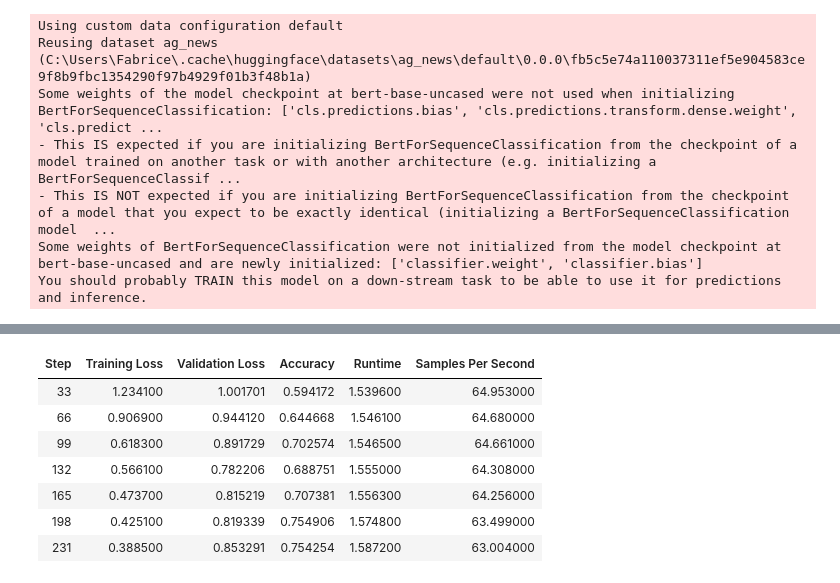
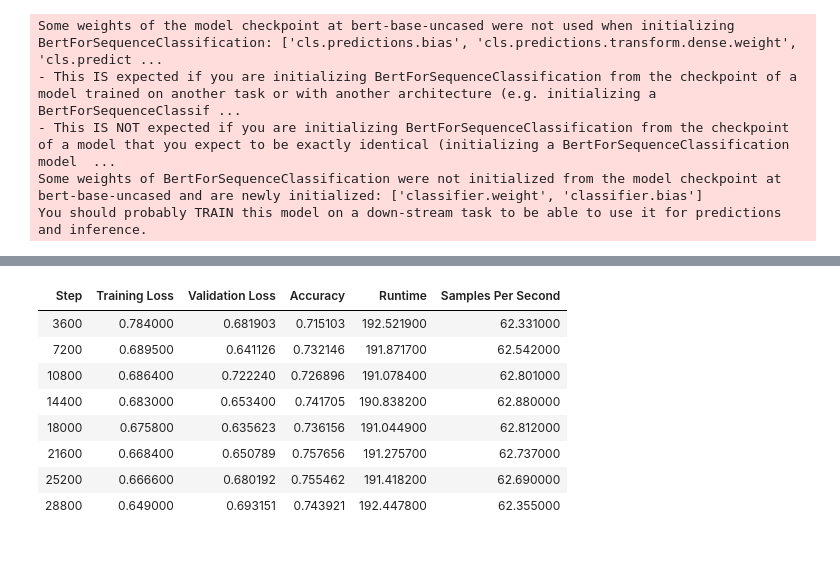
Before and after one commit to asakhala921/Sibyl_eval, a Jupyter notebook: train_AG_NEWS.ipynb, the cells around one changed output, grey strips where cells are left out. Drawn from its saved outputs; the diff is of its cells as text; code cells hidden in the pictures; blank space fills up the shorter version.

```diff
--- a/train_AG_NEWS.ipynb
+++ b/train_AG_NEWS.ipynb
@@ -85,19 +121,22 @@ MODEL_NAMES = ['bert-base-uncased'] #, 'xlnet-base-cased']
 # %%
-use_pretrain = False
+use_pretrain = True
 soft_target = False
 
-for t in ['INVSIB', 'SIB-mix']:
+for t in ['ORIG', 'INV', 'SIB-mix', 'INVSIB']:
     for MODEL_NAME in MODEL_NAMES:
+
+        eval_only = False
 
         checkpoint = 'pretrained/' + MODEL_NAME
         tokenizer = AutoTokenizer.from_pretrained(MODEL_NAME)
 
-        train_dataset, test_dataset = load_dataset('ag_news', split=['train', 'test'])
-
         if t == 'ORIG':
+            train_dataset = load_dataset('ag_news')['train']
             checkpoint += '-ag_news-ORIG'
             if use_pretrain and os.path.exists(checkpoint):
+                print('loading {}...'.format(checkpoint))
                 MODEL_NAME = checkpoint
+                eval_only = True
         if t == 'INV':
             text = npy_load("./assets/AG_NEWS/topic/INV/text.npy")
             label = npy_load("./assets/AG_NEWS/topic/INV/label.npy")
@@ -107,7 +146,9 @@ for t in ['INVSIB', 'SIB-mix']:
             train_dataset = Dataset.from_pandas(df)
             checkpoint += '-ag_news-INV'
             if use_pretrain and os.path.exists(checkpoint):
+                print('loading {}...'.format(checkpoint))
                 MODEL_NAME = checkpoint
+                eval_only = True
         if t == 'SIB-mix':
             text = npy_load("./assets/AG_NEWS/topic/SIB-mix/text.npy")
             label = npy_load("./assets/AG_NEWS/topic/SIB-mix/label.npy")
@@ -117,7 +158,9 @@ for t in ['INVSIB', 'SIB-mix']:
             train_dataset = Dataset.from_pandas(df)
             checkpoint += '-ag_news-SIB-mix'
             if use_pretrain and os.path.exists(checkpoint):
+                print('loading {}...'.format(checkpoint))
                 MODEL_NAME = checkpoint
+                eval_only = True
         if t == 'INVSIB':
             text = npy_load("./assets/AG_NEWS/topic/INVSIB/text.npy")
             label = npy_load("./assets/AG_NEWS/topic/INVSIB/label.npy")
@@ -127,7 +170,9 @@ for t in ['INVSIB', 'SIB-mix']:
             train_dataset = Dataset.from_pandas(df)
             checkpoint += '-ag_news-INVSIB'
             if use_pretrain and os.path.exists(checkpoint):
+                print('loading {}...'.format(checkpoint))
                 MODEL_NAME = checkpoint
+                eval_only = True
 
         dataset_dict = train_dataset.train_test_split(
             test_size = 0.1,
@@ -136,12 +181,13 @@ for t in ['INVSIB', 'SIB-mix']:
         )
         train_dataset = dataset_dict['train']
         eval_dataset = dataset_dict['test']
+        test_dataset = get_test_dataset()
 
-        # reduce training time
-        n = 100
-        train_dataset = Dataset.from_dict(train_dataset[:n])
-        eval_dataset = Dataset.from_dict(eval_dataset[:n])
-        test_dataset = Dataset.from_dict(test_dataset[:n])
+        # # reduce training time
+        # n = 100
+        # train_dataset = Dataset.from_dict(train_dataset[:n])
+        # eval_dataset = Dataset.from_dict(eval_dataset[:n])
+        # test_dataset = Dataset.from_dict(test_dataset[:n])
 
         model = AutoModelForSequenceClassification.from_pretrained(MODEL_NAME, num_labels=4).to(device)
 
@@ -164,7 +210,7 @@ for t in ['INVSIB', 'SIB-mix']:
         max_steps = int((len(train_dataset) * num_epoch) / train_batch_size)
 
         training_args = TrainingArguments(
-            output_dir='./pretrained/' + MODEL_NAME + '-ag_news-' + t,
+            output_dir=checkpoint,
             overwrite_output_dir=True,
             max_steps=max_steps,
             save_steps=int(max_steps / 10),
@@ -174,7 +220,7 @@ for t in ['INVSIB', 'SIB-mix']:
             warmup_steps=int(max_steps / 100),
             weight_decay=0.01,
             logging_dir='./logs',
-            logging_steps=int(max_steps / 10),
+            logging_steps=int(max_steps / 100),
             load_best_model_at_end=True,
             metric_for_best_model="loss",
             greater_is_better=False,
@@ -190,7 +236,7 @@ for t in ['INVSIB', 'SIB-mix']:
                 train_dataset=train_dataset,
                 eval_dataset=eval_dataset,
                 data_collator=DefaultCollator(),
-                callbacks=[EarlyStoppingCallback(early_stopping_patience=3)]
+                callbacks=[EarlyStoppingCallback(early_stopping_patience=10)]
             )
         else:
             trainer = Trainer(
@@ -199,17 +245,16 @@ for t in ['INVSIB', 'SIB-mix']:
                 compute_metrics=compute_metrics,
                 train_dataset=train_dataset,
                 eval_dataset=test_dataset,
-                callbacks=[EarlyStoppingCallback(early_stopping_patience=3)]
+                callbacks=[EarlyStoppingCallback(early_stopping_patience=10)]
             )
 
-        trainer.train()
+        if not eval_only:
+            trainer.train()
         trainer.eval_dataset = test_dataset
         trainer.compute_metrics = compute_metrics
         out = trainer.evaluate()
         print(out)
 # %% [output]
-Using custom data configuration default
-Reusing dataset ag_news (C:\Users\Fabrice\.cache\huggingface\datasets\ag_news\default\0.0.0\fb5c5e74a110037311ef5e904583ce9f8b9fbc1354290f97b4929f01b3f48b1a)
 Some weights of the model checkpoint at bert-base-uncased were not used when initializing BertForSequenceClassification: ['cls.predictions.bias', 'cls.predictions.transform.dense.weight', 'cls.predict ...
 - This IS expected if you are initializing BertForSequenceClassification from the checkpoint of a model trained on another task or with another architecture (e.g. initializing a BertForSequenceClassif ...
 - This IS NOT expected if you are initializing BertForSequenceClassification from the checkpoint of a model that you expect to be exactly identical (initializing a BertForSequenceClassification model  ...
@@ -219,8 +264,9 @@ You should probably TRAIN this model on a down-stream task to be able to use it
 | Step | Training Loss | Validation Loss | Accuracy | Runtime | Samples Per Second |
-| 33 | 1.234100 | 1.001701 | 0.594172 | 1.539600 | 64.953000 |
-| 66 | 0.906900 | 0.944120 | 0.644668 | 1.546100 | 64.680000 |
-| 99 | 0.618300 | 0.891729 | 0.702574 | 1.546500 | 64.661000 |
-| 132 | 0.566100 | 0.782206 | 0.688751 | 1.555000 | 64.308000 |
-| 165 | 0.473700 | 0.815219 | 0.707381 | 1.556300 | 64.256000 |
-| 198 | 0.425100 | 0.819339 | 0.754906 | 1.574800 | 63.499000 |
-| 231 | 0.388500 | 0.853291 | 0.754254 | 1.587200 | 63.004000 |
+| 3600 | 0.784000 | 0.681903 | 0.715103 | 192.521900 | 62.331000 |
+| 7200 | 0.689500 | 0.641126 | 0.732146 | 191.871700 | 62.542000 |
+| 10800 | 0.686400 | 0.722240 | 0.726896 | 191.078400 | 62.801000 |
+| 14400 | 0.683000 | 0.653400 | 0.741705 | 190.838200 | 62.880000 |
+| 18000 | 0.675800 | 0.635623 | 0.736156 | 191.044900 | 62.812000 |
+| 21600 | 0.668400 | 0.650789 | 0.757656 | 191.275700 | 62.737000 |
+| 25200 | 0.666600 | 0.680192 | 0.755462 | 191.418200 | 62.690000 |
+| 28800 | 0.649000 | 0.693151 | 0.743921 | 192.447800 | 62.355000 |
```
Also changed, not shown: parts of 2 cells of this notebook, 1 other file.
